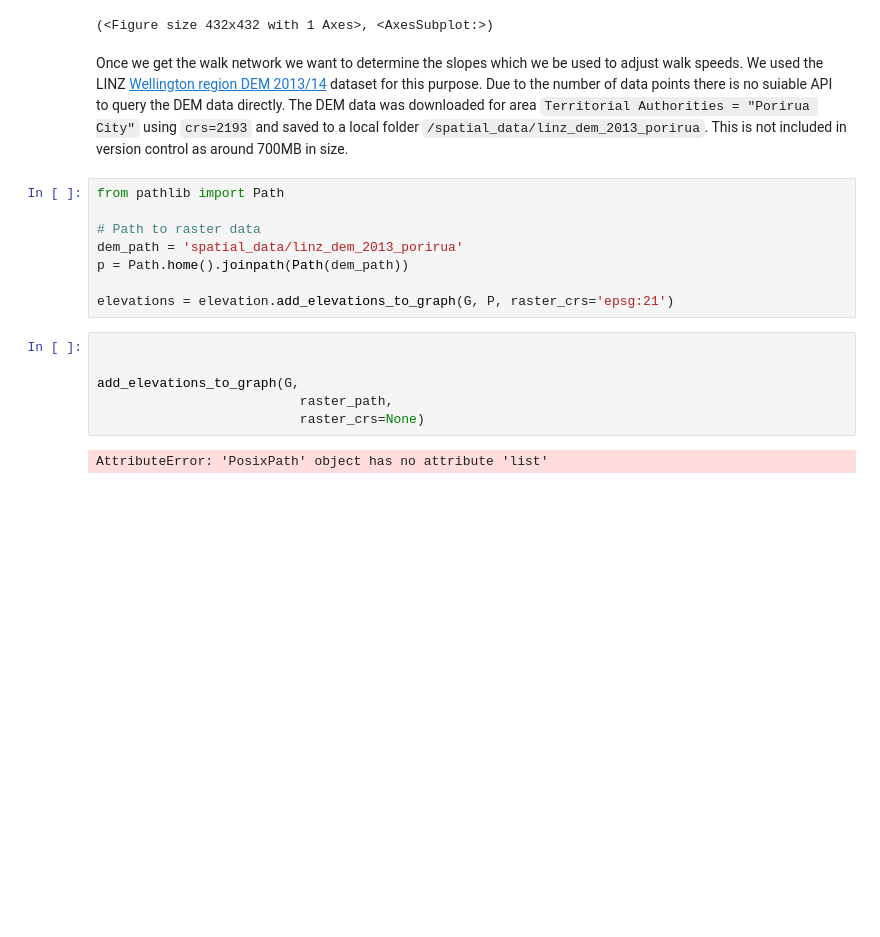
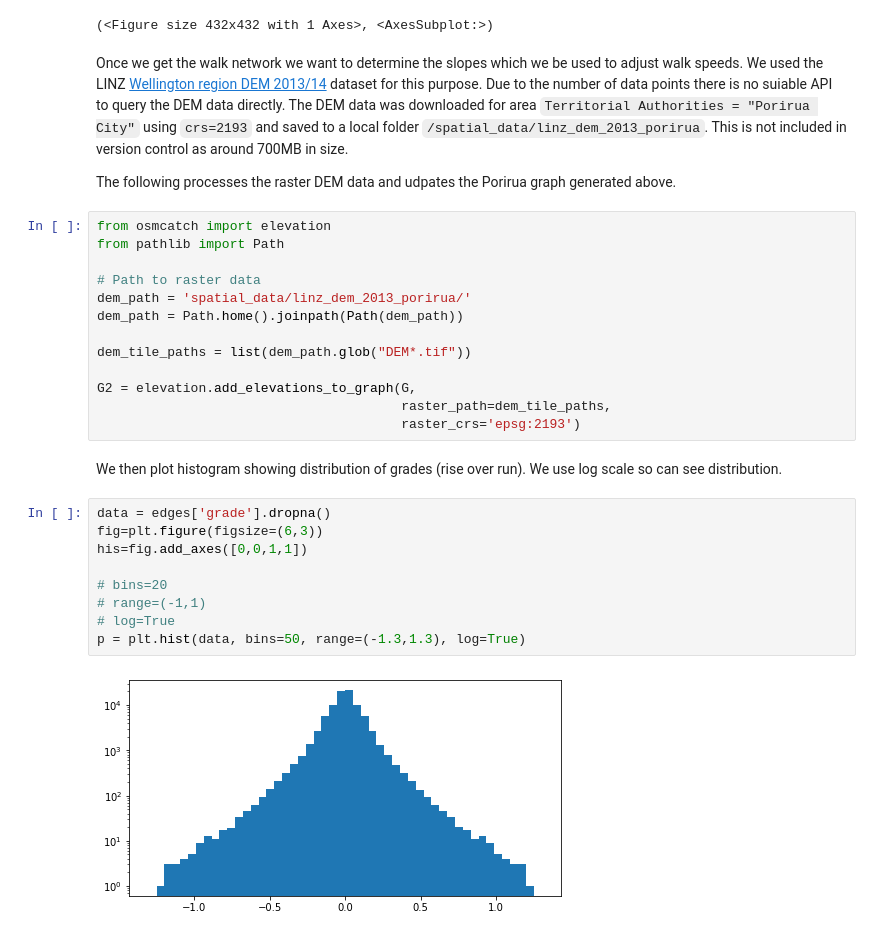
Before and after one commit to alaw005/osmnx-catchments, a Jupyter notebook: notebooks/Porirua_spatial_analysis_with_slope.ipynb, the cells around one changed output. Drawn from its saved outputs; the diff is of its cells as text; blank space fills up the shorter version.

```diff
--- a/notebooks/Untitled.ipynb
+++ b/notebooks/Porirua_spatial_analysis_with_slope.ipynb
@@ -60,19 +60,31 @@ ox.plot_graph(G, bgcolor="white", node_size=0, figsize=(6,6))
 (<Figure size 432x432 with 1 Axes>, <AxesSubplot:>)
 # %% [markdown]
 Once we get the walk network we want to determine the slopes which we be used to adjust walk speeds. We used the LINZ [Wellington region DEM 2013/14](https://data.linz.govt.nz/layer/53621-wellington-lidar-1m-dem-2013-2014/) dataset for this purpose. Due to the number of data points there is no suiable API to query the DEM data directly. The DEM data was downloaded for area `Territorial Authorities = "Porirua City"` using `crs=2193` and saved to a local folder `/spatial_data/linz_dem_2013_porirua`. This is not included in version control as around 700MB in size.
+
+The following processes the raster DEM data and udpates the Porirua graph generated above.
 # %%
+from osmcatch import elevation
 from pathlib import Path
 
 # Path to raster data
-dem_path = 'spatial_data/linz_dem_2013_porirua'
-p = Path.home().joinpath(Path(dem_path))
+dem_path = 'spatial_data/linz_dem_2013_porirua/'
+dem_path = Path.home().joinpath(Path(dem_path))
 
-elevations = elevation.add_elevations_to_graph(G, P, raster_crs='epsg:21')
+dem_tile_paths = list(dem_path.glob("DEM*.tif"))
+
+G2 = elevation.add_elevations_to_graph(G,
+                                       raster_path=dem_tile_paths,
+                                       raster_crs='epsg:2193')
-# %%
-
-
-add_elevations_to_graph(G,
-                          raster_path,
-                          raster_crs=None)
-# %% [output]
-AttributeError: 'PosixPath' object has no attribute 'list'
+# %% [markdown]
+We then plot histogram showing distribution of grades (rise over run). We use log scale so can see distribution.
+# %%
+data = edges['grade'].dropna()
+fig=plt.figure(figsize=(6,3))
+his=fig.add_axes([0,0,1,1])
+
+# bins=20
+# range=(-1,1)
+# log=True
+p = plt.hist(data, bins=50, range=(-1.3,1.3), log=True)
+# %% [output]
+[figure, added]
```
Also changed, not shown: parts of 1 cell of this notebook.
